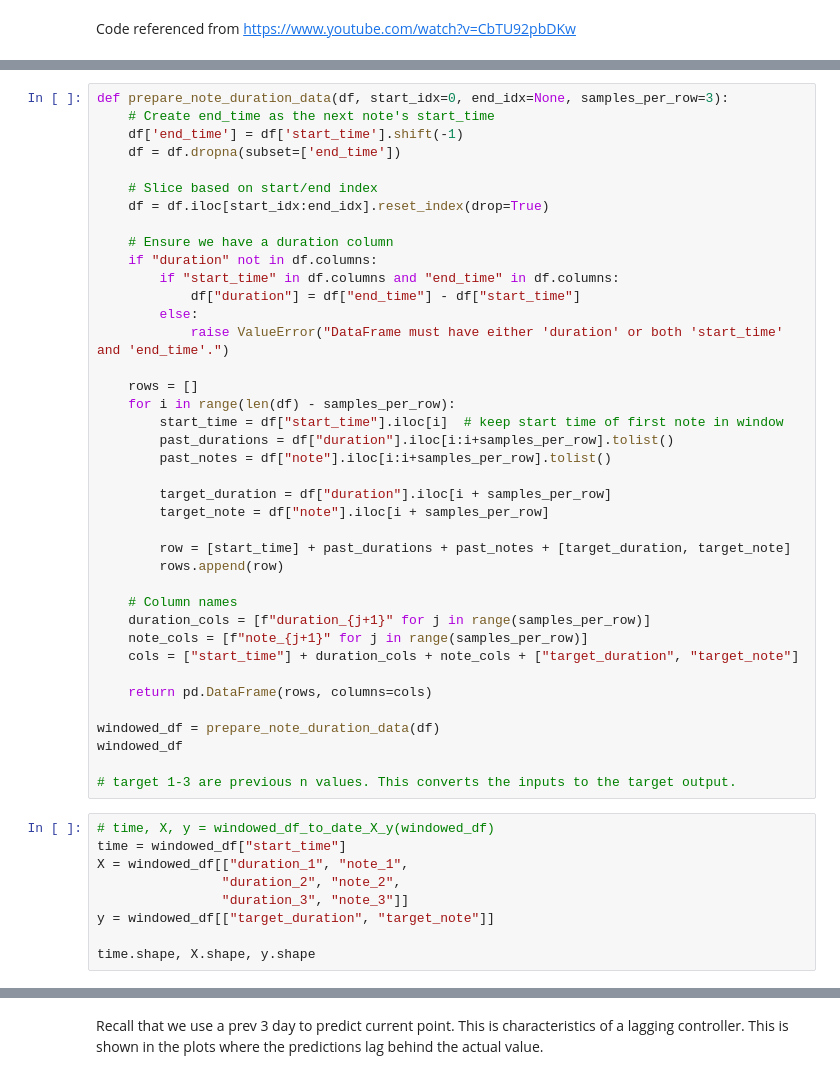
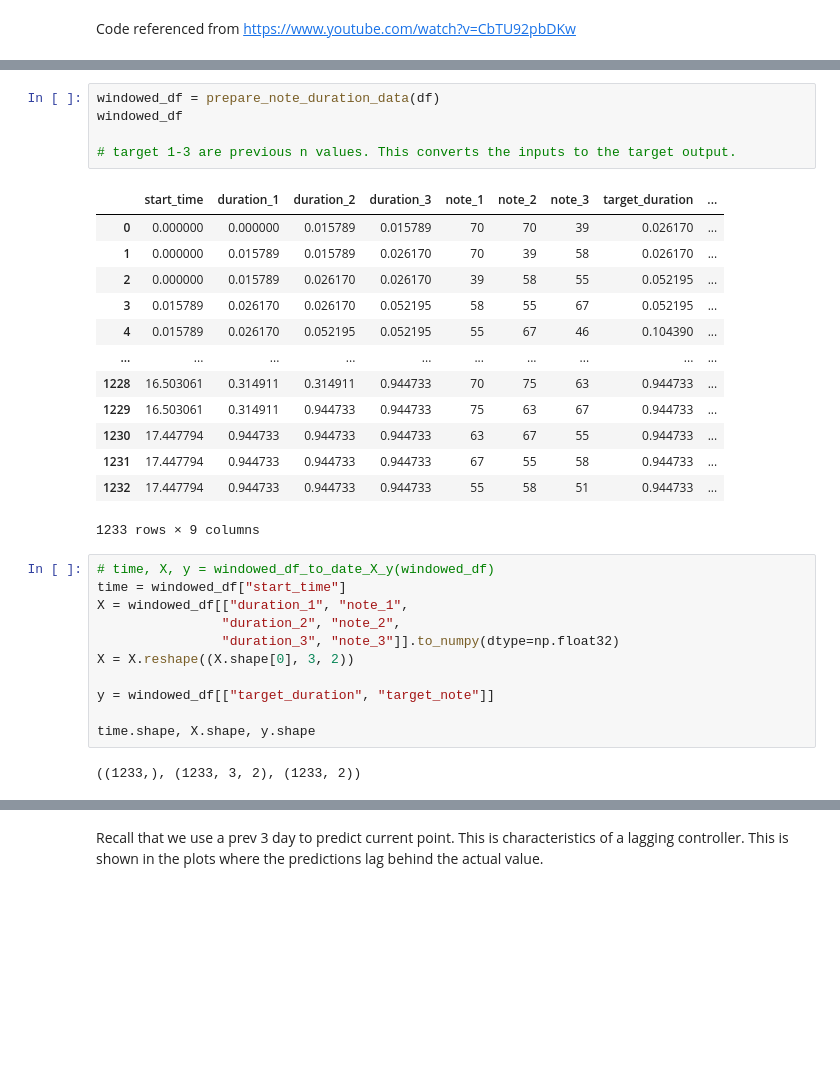
Before and after one commit to Cryptonoid2030/stock-prediction, a Jupyter notebook: midi-gen.ipynb, the cells around one changed output, grey strips where cells are left out. Drawn from its saved outputs; the diff is of its cells as text; blank space fills up the shorter version.

```diff
--- a/midi-gen.ipynb
+++ b/midi-gen.ipynb
@@ -21,49 +48,33 @@ plt.plot(df["note"], "*")
 # %%
-def prepare_note_duration_data(df, start_idx=0, end_idx=None, samples_per_row=3):
-    # Create end_time as the next note's start_time
-    df['end_time'] = df['start_time'].shift(-1)
-    df = df.dropna(subset=['end_time'])
-
-    # Slice based on start/end index
-    df = df.iloc[start_idx:end_idx].reset_index(drop=True)
-
-    # Ensure we have a duration column
-    if "duration" not in df.columns:
-        if "start_time" in df.columns and "end_time" in df.columns:
-            df["duration"] = df["end_time"] - df["start_time"]
-        else:
-            raise ValueError("DataFrame must have either 'duration' or both 'start_time' and 'end_time'.")
-
-    rows = []
-    for i in range(len(df) - samples_per_row):
-        start_time = df["start_time"].iloc[i]  # keep start time of first note in window
-        past_durations = df["duration"].iloc[i:i+samples_per_row].tolist()
-        past_notes = df["note"].iloc[i:i+samples_per_row].tolist()
-
-        target_duration = df["duration"].iloc[i + samples_per_row]
-        target_note = df["note"].iloc[i + samples_per_row]
-
-        row = [start_time] + past_durations + past_notes + [target_duration, target_note]
-        rows.append(row)
-
-    # Column names
-    duration_cols = [f"duration_{j+1}" for j in range(samples_per_row)]
-    note_cols = [f"note_{j+1}" for j in range(samples_per_row)]
-    cols = ["start_time"] + duration_cols + note_cols + ["target_duration", "target_note"]
-
-    return pd.DataFrame(rows, columns=cols)
-
 windowed_df = prepare_note_duration_data(df)
 windowed_df
 
 # target 1-3 are previous n values. This converts the inputs to the target output.
+# %% [output]
+|  | start_time | duration_1 | duration_2 | duration_3 | note_1 | note_2 | note_3 | target_duration | ... |
+| 0 | 0.000000 | 0.000000 | 0.015789 | 0.015789 | 70 | 70 | 39 | 0.026170 | ... |
+| 1 | 0.000000 | 0.015789 | 0.015789 | 0.026170 | 70 | 39 | 58 | 0.026170 | ... |
+| 2 | 0.000000 | 0.015789 | 0.026170 | 0.026170 | 39 | 58 | 55 | 0.052195 | ... |
+| 3 | 0.015789 | 0.026170 | 0.026170 | 0.052195 | 58 | 55 | 67 | 0.052195 | ... |
+| 4 | 0.015789 | 0.026170 | 0.052195 | 0.052195 | 55 | 67 | 46 | 0.104390 | ... |
+| ... | ... | ... | ... | ... | ... | ... | ... | ... | ... |
+| 1228 | 16.503061 | 0.314911 | 0.314911 | 0.944733 | 70 | 75 | 63 | 0.944733 | ... |
+| 1229 | 16.503061 | 0.314911 | 0.944733 | 0.944733 | 75 | 63 | 67 | 0.944733 | ... |
+| 1230 | 17.447794 | 0.944733 | 0.944733 | 0.944733 | 63 | 67 | 55 | 0.944733 | ... |
+| 1231 | 17.447794 | 0.944733 | 0.944733 | 0.944733 | 67 | 55 | 58 | 0.944733 | ... |
+| 1232 | 17.447794 | 0.944733 | 0.944733 | 0.944733 | 55 | 58 | 51 | 0.944733 | ... |
+1233 rows × 9 columns
 # %%
 # time, X, y = windowed_df_to_date_X_y(windowed_df)
 time = windowed_df["start_time"]
 X = windowed_df[["duration_1", "note_1",
                 "duration_2", "note_2",
-                "duration_3", "note_3"]]
+                "duration_3", "note_3"]].to_numpy(dtype=np.float32)
+X = X.reshape((X.shape[0], 3, 2))
+
 y = windowed_df[["target_duration", "target_note"]]
 
 time.shape, X.shape, y.shape
+# %% [output]
+((1233,), (1233, 3, 2), (1233, 2))
 # %%
```
Also changed, not shown: parts of 11 cells of this notebook, 2 other files.
